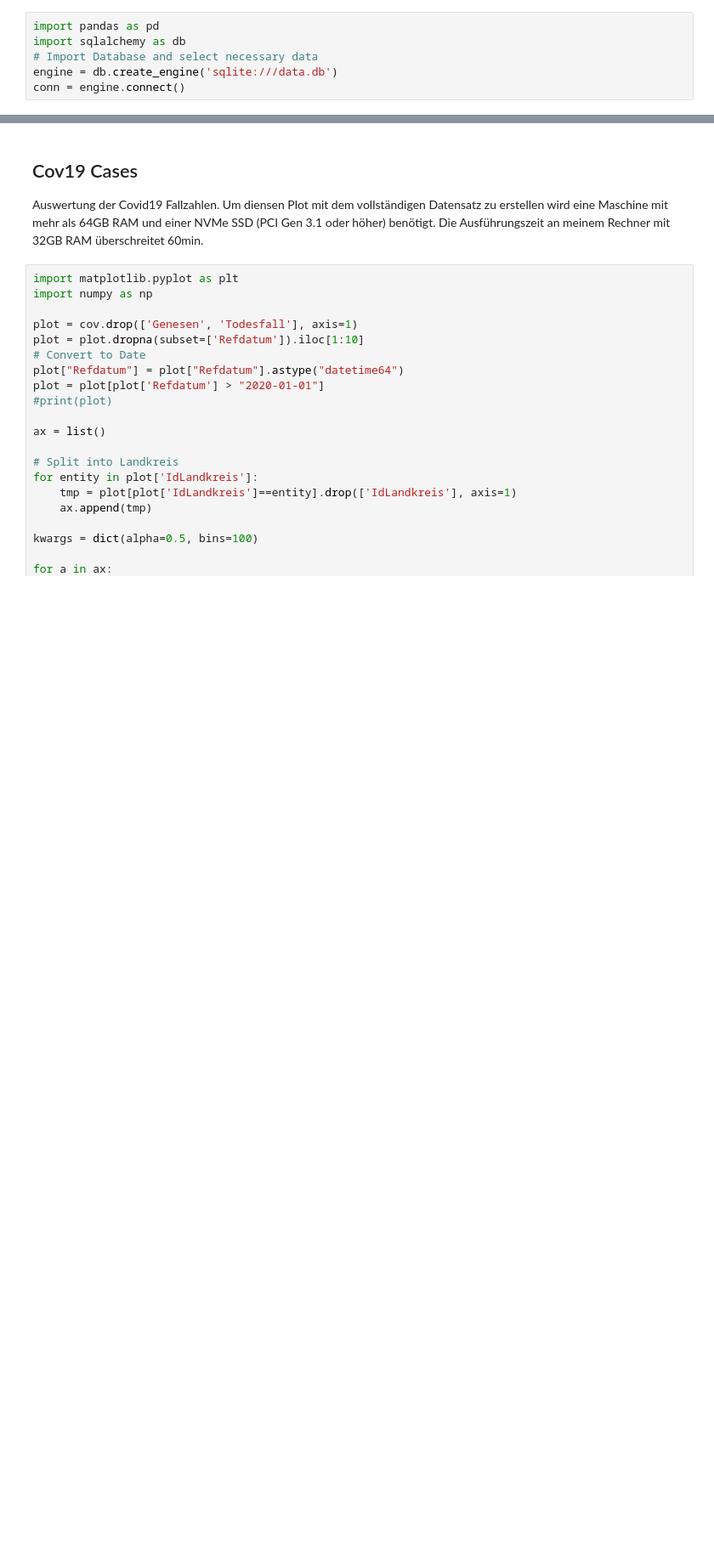
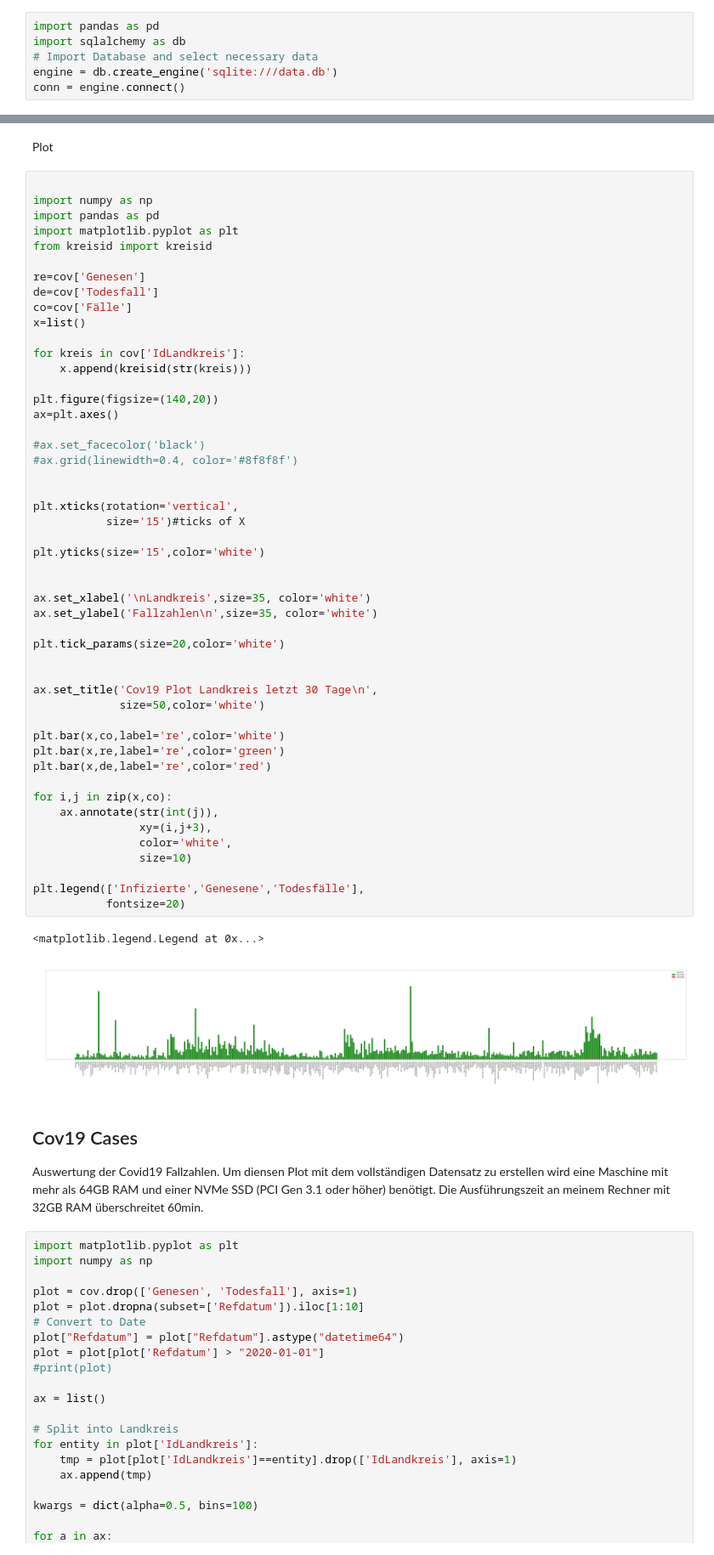
Before and after one commit to BackInBash/cov19-ki, a Jupyter notebook: icu.ipynb, the cells around one changed output, grey strips where cells are left out. Shown at 85% size. Saved outputs shown, nothing was run; the diff lists cells and outputs as text; blank space fills up the shorter version.

```diff
--- a/icu.ipynb
+++ b/icu.ipynb
@@ -30,3 +32,57 @@ cov
+# %% [markdown]
+Plot
+# %%
+
+import numpy as np
+import pandas as pd
+import matplotlib.pyplot as plt
+from kreisid import kreisid
+
+re=cov['Genesen']
+de=cov['Todesfall']
+co=cov['Fälle']
+x=list()
+
+for kreis in cov['IdLandkreis']:
+    x.append(kreisid(str(kreis)))
+
+plt.figure(figsize=(140,20))
+ax=plt.axes()
+
+#ax.set_facecolor('black')
+#ax.grid(linewidth=0.4, color='#8f8f8f')
+
+
+plt.xticks(rotation='vertical',
+           size='15')#ticks of X
+
+plt.yticks(size='15',color='white')
+
+
+ax.set_xlabel('\nLandkreis',size=35, color='white')
+ax.set_ylabel('Fallzahlen\n',size=35, color='white')
+
+plt.tick_params(size=20,color='white')
+
+
+ax.set_title('Cov19 Plot Landkreis letzt 30 Tage\n',
+             size=50,color='white')
+
+plt.bar(x,co,label='re',color='white')
+plt.bar(x,re,label='re',color='green')
+plt.bar(x,de,label='re',color='red')
+
+for i,j in zip(x,co):
+    ax.annotate(str(int(j)),
+                xy=(i,j+3),
+                color='white',
+                size=10)
+
+plt.legend(['Infizierte','Genesene','Todesfälle'],
+           fontsize=20)
+# %% [output]
+<matplotlib.legend.Legend at 0x...>
+[figure, added]
 # %% [markdown]
 ## Cov19 Cases
 
```
Also changed, not shown: parts of 4 cells of this notebook, 3 other files.
